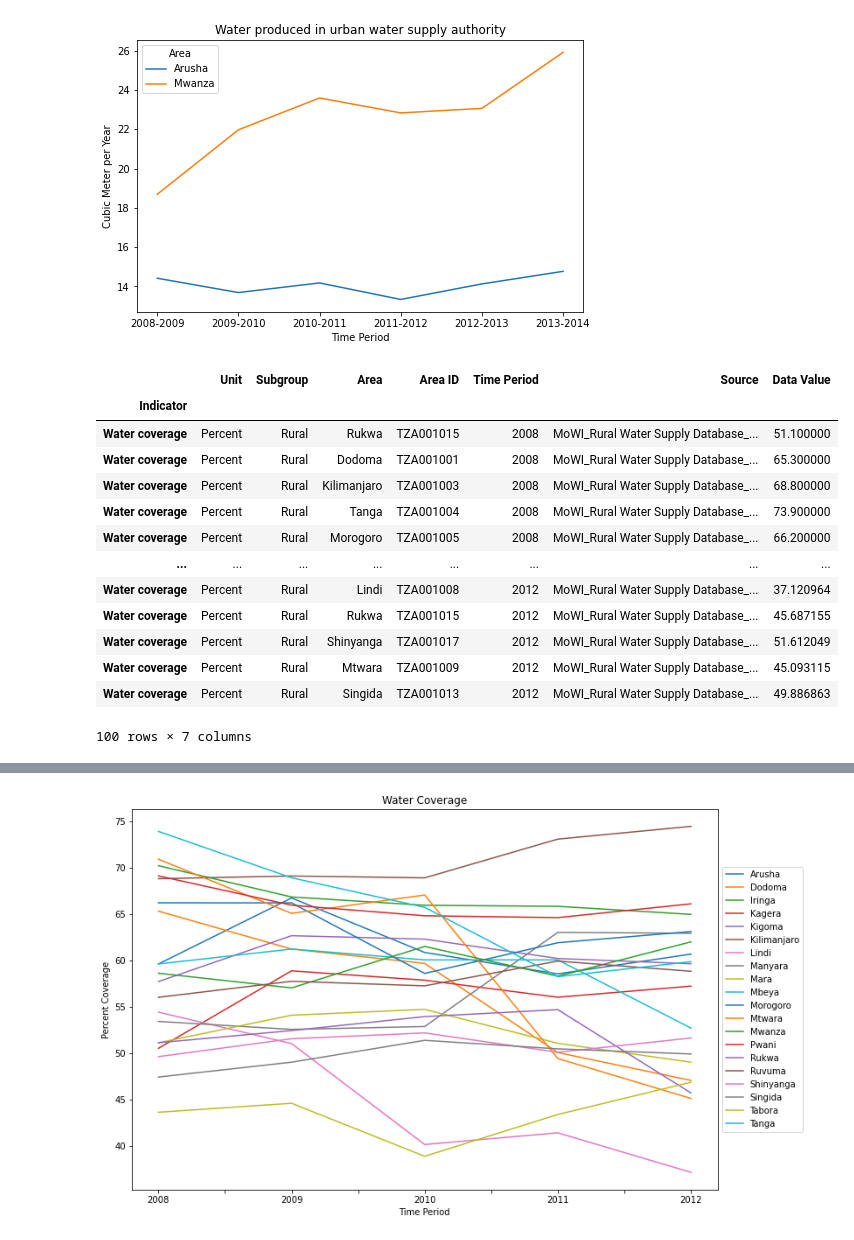
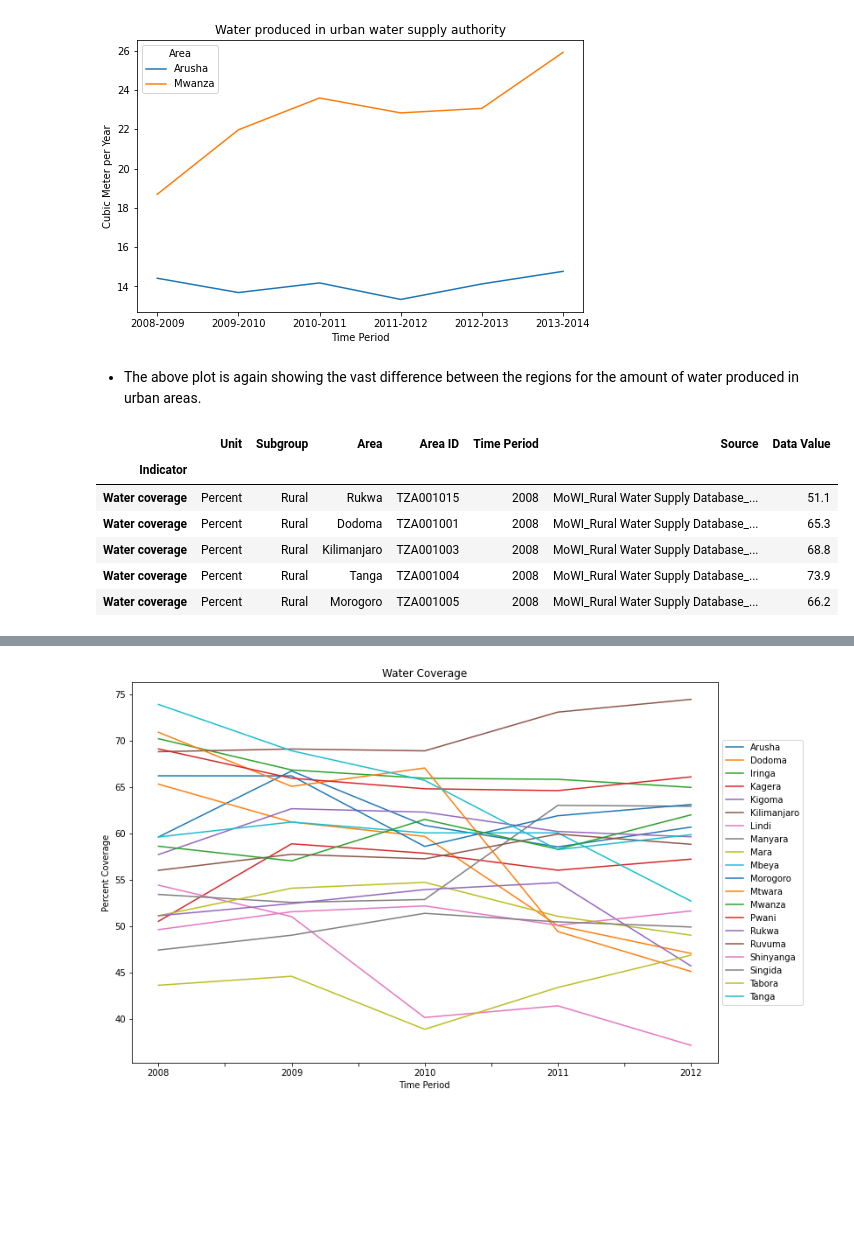
Before and after one commit to kalebts/Tanzania-Group-Project, a Jupyter notebook: Jackie.ipynb, the cells around one changed output, grey strips where cells are left out. Drawn from its saved outputs; the diff is of its cells as text; code cells hidden in the pictures; blank space fills up the shorter version.

```diff
--- a/Jackie.ipynb
+++ b/Jackie.ipynb
@@ -528,28 +540,23 @@ plt.ylabel('Cubic Meter per Year')
 plt.savefig('./images_jp/water produced in urban supply.png', transparent=True, bbox_inches = 'tight');
 # %% [output]
 [figure]
+# %% [markdown]
+- The above plot is again showing the vast difference between the regions for the amount of water produced in urban areas.
 # %%
 water_coverage = water.loc['Water coverage'].sort_values(by='Time Period')
 water_coverage = water_coverage[water_coverage['Source']=='MoWI_Rural Water Supply Database_Yearly']
 water_coverage.drop(columns='Footnotes', inplace=True)
-water_coverage = water_coverage[water_coverage['Area']!='Njombe']
-water_coverage = water_coverage[water_coverage['Area']!='Katavi']
+water_coverage = water_coverage[water_coverage['Area']!='Njombe']   # filtering out the regions that aren't in the
+water_coverage = water_coverage[water_coverage['Area']!='Katavi']   # water pump dataset
 water_coverage = water_coverage[water_coverage['Area']!='Geita']
-water_coverage
+water_coverage.head()
 # %% [output]
 |  | Unit | Subgroup | Area | Area ID | Time Period | Source | Data Value |
 | Indicator |  |  |  |  |  |  |  |
-| Water coverage | Percent | Rural | Rukwa | TZA001015 | 2008 | MoWI_Rural Water Supply Database_... | 51.100000 |
-| Water coverage | Percent | Rural | Dodoma | TZA001001 | 2008 | MoWI_Rural Water Supply Database_... | 65.300000 |
-| Water coverage | Percent | Rural | Kilimanjaro | TZA001003 | 2008 | MoWI_Rural Water Supply Database_... | 68.800000 |
-| Water coverage | Percent | Rural | Tanga | TZA001004 | 2008 | MoWI_Rural Water Supply Database_... | 73.900000 |
-| Water coverage | Percent | Rural | Morogoro | TZA001005 | 2008 | MoWI_Rural Water Supply Database_... | 66.200000 |
-| ... | ... | ... | ... | ... | ... | ... | ... |
-| Water coverage | Percent | Rural | Lindi | TZA001008 | 2012 | MoWI_Rural Water Supply Database_... | 37.120964 |
-| Water coverage | Percent | Rural | Rukwa | TZA001015 | 2012 | MoWI_Rural Water Supply Database_... | 45.687155 |
-| Water coverage | Percent | Rural | Shinyanga | TZA001017 | 2012 | MoWI_Rural Water Supply Database_... | 51.612049 |
-| Water coverage | Percent | Rural | Mtwara | TZA001009 | 2012 | MoWI_Rural Water Supply Database_... | 45.093115 |
-| Water coverage | Percent | Rural | Singida | TZA001013 | 2012 | MoWI_Rural Water Supply Database_... | 49.886863 |
+| Water coverage | Percent | Rural | Rukwa | TZA001015 | 2008 | MoWI_Rural Water Supply Database_... | 51.1 |
+| Water coverage | Percent | Rural | Dodoma | TZA001001 | 2008 | MoWI_Rural Water Supply Database_... | 65.3 |
+| Water coverage | Percent | Rural | Kilimanjaro | TZA001003 | 2008 | MoWI_Rural Water Supply Database_... | 68.8 |
+| Water coverage | Percent | Rural | Tanga | TZA001004 | 2008 | MoWI_Rural Water Supply Database_... | 73.9 |
+| Water coverage | Percent | Rural | Morogoro | TZA001005 | 2008 | MoWI_Rural Water Supply Database_... | 66.2 |
-100 rows × 7 columns
 # %%
 water_coverage_table = water_coverage.pivot_table(values='Data Value', columns='Area', index='Time Period', fill_value=0)
```
Also changed, not shown: parts of 44 cells of this notebook, 6 other files.
